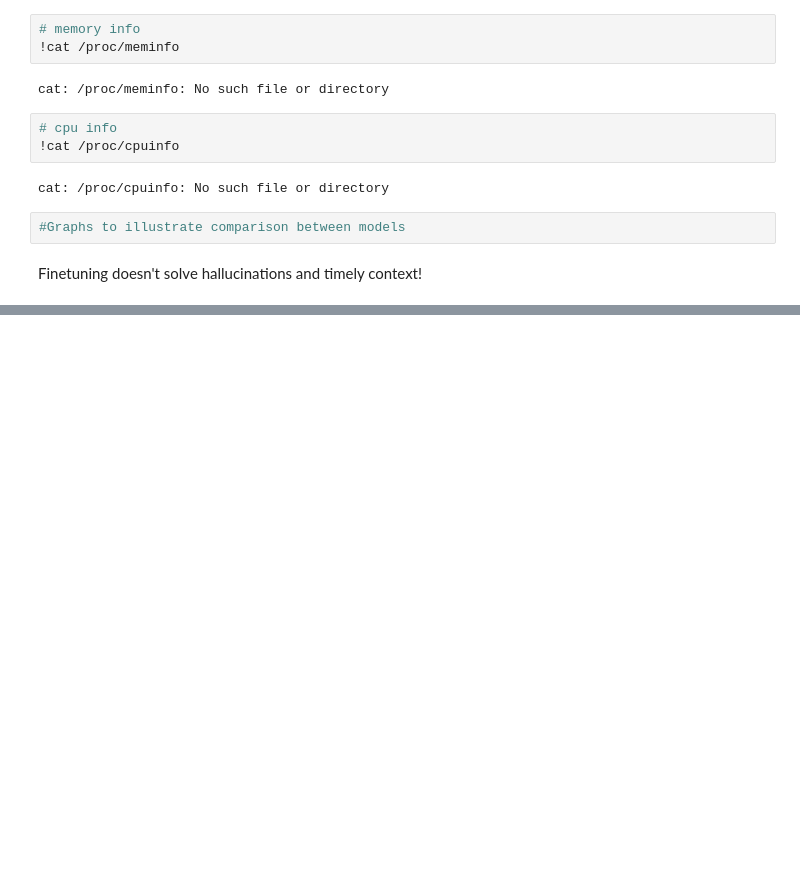
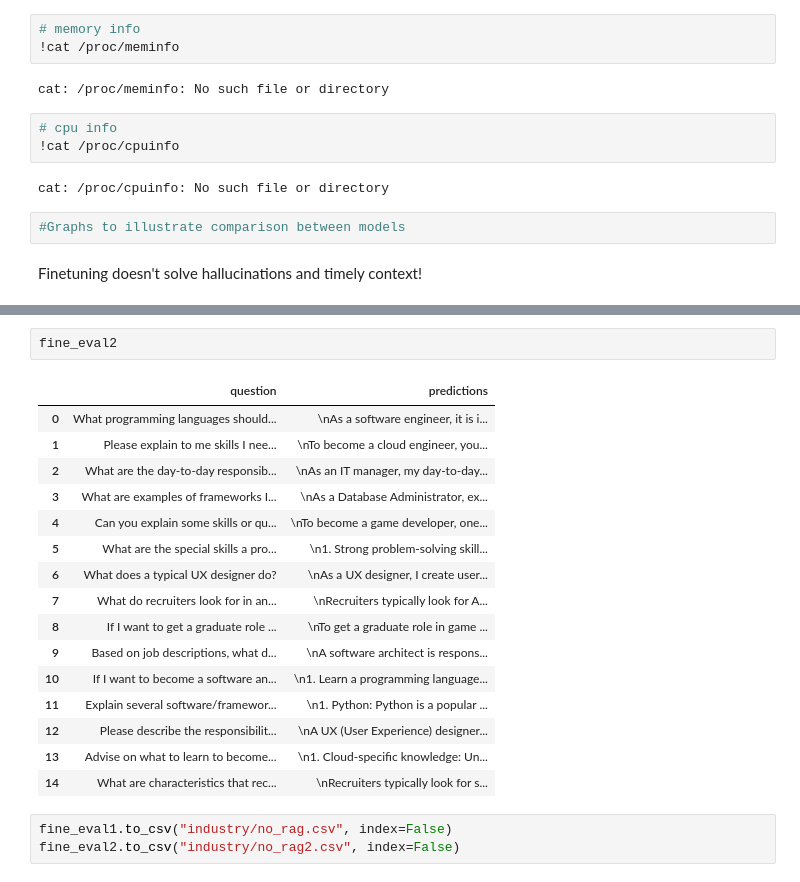
Before and after one commit to huishingchong/agile_llm, a Jupyter notebook: prompting.ipynb, the cells around one changed output, grey strips where cells are left out. Cells and saved outputs as stored; diff of their text form; blank space fills up the shorter version.

```diff
--- a/prompting.ipynb
+++ b/prompting.ipynb
@@ -383,0 +445,22 @@ Finetuning doesn't solve hallucinations and timely context!
+# %%
+fine_eval2
+# %% [output]
+|  | question | predictions |
+| 0 | What programming languages should... | \nAs a software engineer, it is i... |
+| 1 | Please explain to me skills I nee... | \nTo become a cloud engineer, you... |
+| 2 | What are the day-to-day responsib... | \nAs an IT manager, my day-to-day... |
+| 3 | What are examples of frameworks I... | \nAs a Database Administrator, ex... |
+| 4 | Can you explain some skills or qu... | \nTo become a game developer, one... |
+| 5 | What are the special skills a pro... | \n1. Strong problem-solving skill... |
+| 6 | What does a typical UX designer do? | \nAs a UX designer, I create user... |
+| 7 | What do recruiters look for in an... | \nRecruiters typically look for A... |
+| 8 | If I want to get a graduate role ... | \nTo get a graduate role in game ... |
+| 9 | Based on job descriptions, what d... | \nA software architect is respons... |
+| 10 | If I want to become a software an... | \n1. Learn a programming language... |
+| 11 | Explain several software/framewor... | \n1. Python: Python is a popular ... |
+| 12 | Please describe the responsibilit... | \nA UX (User Experience) designer... |
+| 13 | Advise on what to learn to become... | \n1. Cloud-specific knowledge: Un... |
+| 14 | What are characteristics that rec... | \nRecruiters typically look for s... |
+# %%
+fine_eval1.to_csv("industry/no_rag.csv", index=False)
+fine_eval2.to_csv("industry/no_rag2.csv", index=False)
```
Also changed, not shown: parts of 4 cells of this notebook, 4 other files.
